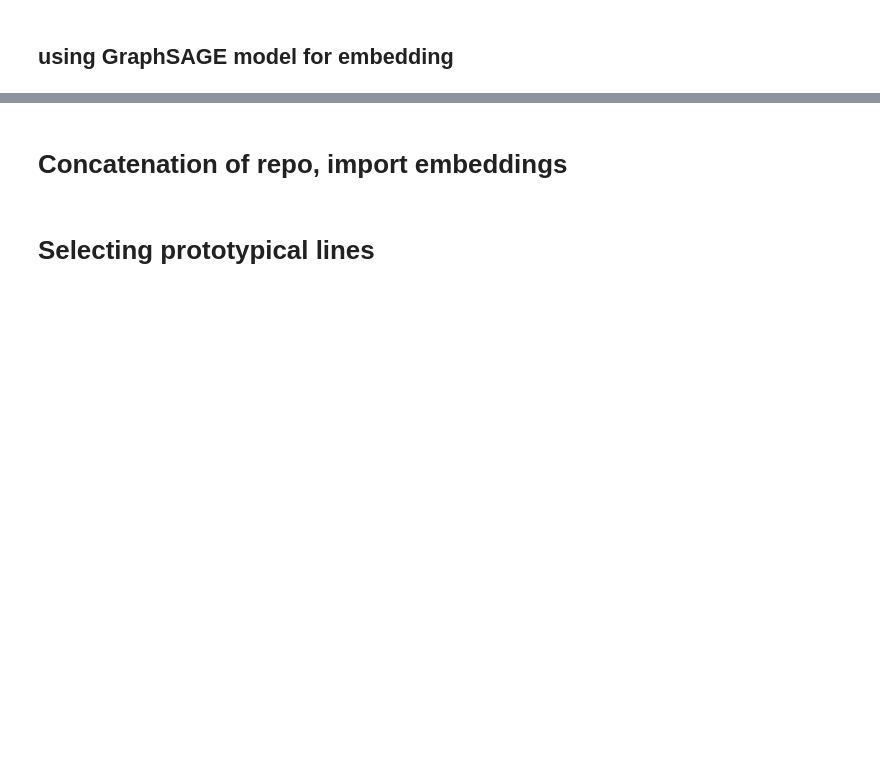
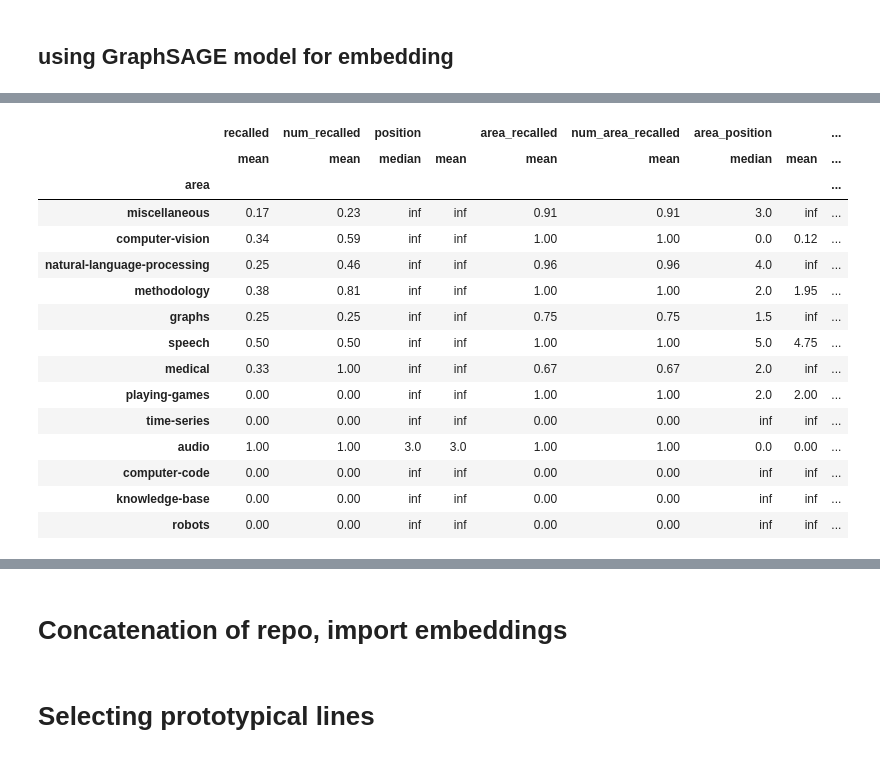
Before and after one commit to lambdaofgod/github_search, a Jupyter notebook: notebooks/Matching_ZSL.ipynb, the cells around one changed output, grey strips where cells are left out. Cells and saved outputs as stored; diff of their text form; code cells hidden in the pictures; blank space fills up the shorter version.

```diff
--- a/notebooks/Matching_ZSL.ipynb
+++ b/notebooks/Matching_ZSL.ipynb
@@ -884,0 +1055,6 @@ import pickle
+# %%
+graphsage_learner = make_pyggraph_retriever_learner(
+    zero_shot.ESZSLearner(100,10),
+    dependency_graph_wrapper,
+    graphsage_model,
+)
@@ -884,0 +1201,2 @@ import pickle
+# %%
+graphsage_accuracy, raw_graphsage_area_results = get_query_level_results(graphsage_learner, graphsage_data_test)
@@ -884,0 +1408,2 @@ import pickle
+# %%
+graphsage_area_results = analyze_query_level_results(raw_graphsage_area_results, area_grouped_tasks)
@@ -884,0 +1428,19 @@ import pickle
+# %%
+graphsage_area_results.round(2).sort_values('count', ascending=False)
+# %% [output]
+|  | recalled | num_recalled | position |  | area_recalled | num_area_recalled | area_position |  | ... |
+|  | mean | mean | median | mean | mean | mean | median | mean | ... |
+| area |  |  |  |  |  |  |  |  | ... |
+| miscellaneous | 0.17 | 0.23 | inf | inf | 0.91 | 0.91 | 3.0 | inf | ... |
+| computer-vision | 0.34 | 0.59 | inf | inf | 1.00 | 1.00 | 0.0 | 0.12 | ... |
+| natural-language-processing | 0.25 | 0.46 | inf | inf | 0.96 | 0.96 | 4.0 | inf | ... |
+| methodology | 0.38 | 0.81 | inf | inf | 1.00 | 1.00 | 2.0 | 1.95 | ... |
+| graphs | 0.25 | 0.25 | inf | inf | 0.75 | 0.75 | 1.5 | inf | ... |
+| speech | 0.50 | 0.50 | inf | inf | 1.00 | 1.00 | 5.0 | 4.75 | ... |
+| medical | 0.33 | 1.00 | inf | inf | 0.67 | 0.67 | 2.0 | inf | ... |
+| playing-games | 0.00 | 0.00 | inf | inf | 1.00 | 1.00 | 2.0 | 2.00 | ... |
+| time-series | 0.00 | 0.00 | inf | inf | 0.00 | 0.00 | inf | inf | ... |
+| audio | 1.00 | 1.00 | 3.0 | 3.0 | 1.00 | 1.00 | 0.0 | 0.00 | ... |
+| computer-code | 0.00 | 0.00 | inf | inf | 0.00 | 0.00 | inf | inf | ... |
+| knowledge-base | 0.00 | 0.00 | inf | inf | 0.00 | 0.00 | inf | inf | ... |
+| robots | 0.00 | 0.00 | inf | inf | 0.00 | 0.00 | inf | inf | ... |
```
Also changed, not shown: parts of 139 cells of this notebook, 2 other files.
